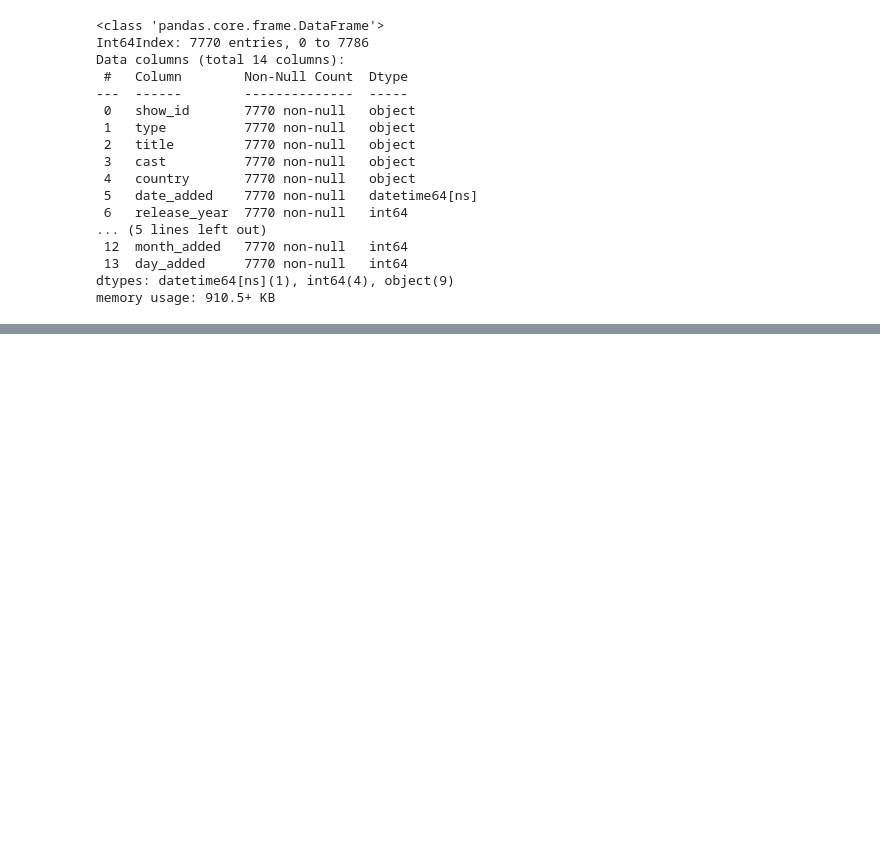
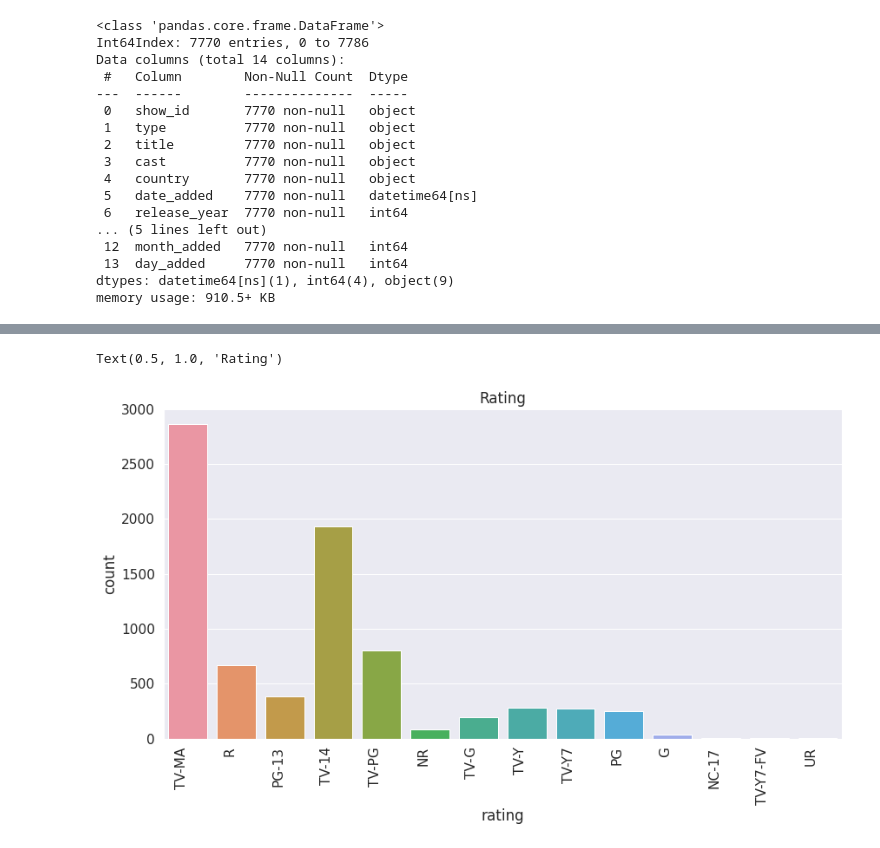
Before and after one commit to rashmi-biswas/Netflix_movies_tvshows_clustering, a Jupyter notebook: NETFLIX_MOVIES_&_TV_SHOWS_CLUSTERING.ipynb, the cells around one changed output, grey strips where cells are left out. Drawn from its saved outputs; the diff is of its cells as text; code cells hidden in the pictures; blank space fills up the shorter version.

```diff
--- a/NETFLIX_MOVIES_&_TV_SHOWS_CLUSTERING.ipynb
+++ b/NETFLIX_MOVIES_&_TV_SHOWS_CLUSTERING.ipynb
@@ -246,0 +261,10 @@ netflix.head()
+# %%
+#Ratings on Netflix
+sns.countplot(netflix['rating'])
+sns.countplot(netflix['rating']).set_xticklabels(sns.countplot(netflix['rating']).get_xticklabels(), rotation=90, ha="right")
+fig = plt.gcf()
+fig.set_size_inches(14,7)
+plt.title('Rating')
+# %% [output]
+Text(0.5, 1.0, 'Rating')
+[figure, added]
```
Also changed, not shown: parts of 16 cells of this notebook.
